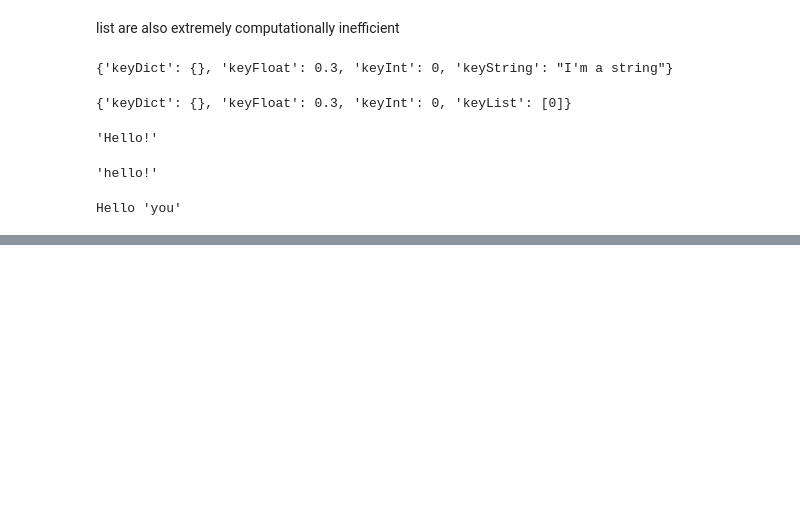
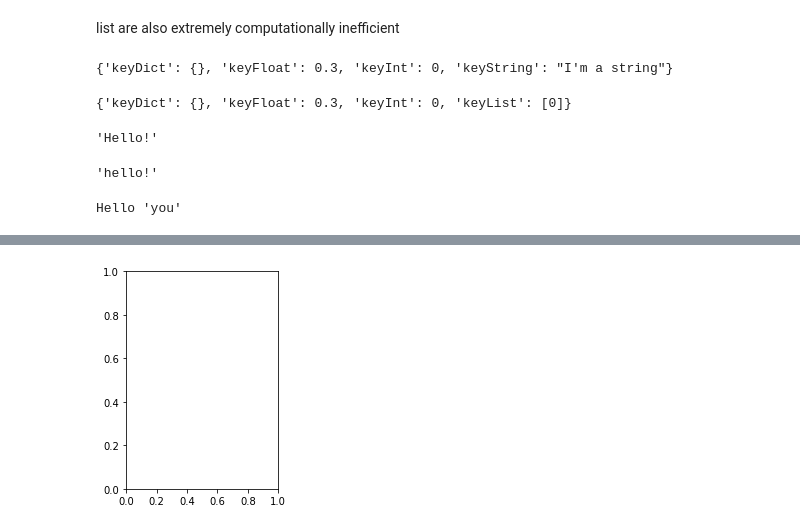
Before and after one commit to FedeleDelvecchio/MLPNS, a Jupyter notebook: pyBootParma_180321.ipynb, the cells around one changed output, grey strips where cells are left out. Cells and saved outputs as stored; diff of their text form; code cells hidden in the pictures; blank space fills up the shorter version.

```diff
--- a/pyBootParma_180321.ipynb
+++ b/pyBootParma_180321.ipynb
@@ -131,0 +472,6 @@ Hello 'you'
+# %%
+fig = plt.figure()
+ax1 = fig.add_subplot(121)
+ax2 = fig.add_subplot(121)
+# %% [output]
+[figure, added]
```
Also changed, not shown: parts of 76 cells of this notebook.
